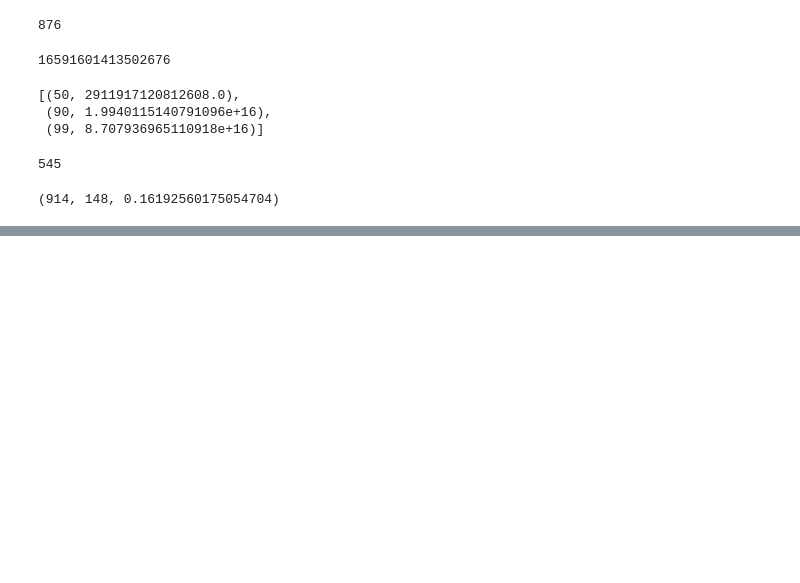
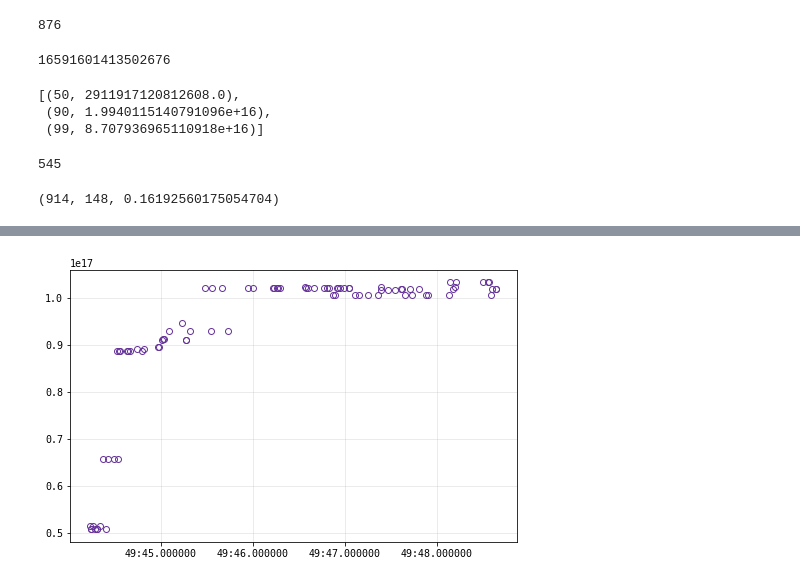
Before and after one commit to michaelneuder/relay-data, a Jupyter notebook: cancel/cancellations.ipynb, the cells around one changed output, grey strips where cells are left out. Drawn from its saved outputs; the diff is of its cells as text; code cells hidden in the pictures; blank space fills up the shorter version.

Commit message:
redis debugging and cancellations

```diff
--- a/cancel/cancellations.ipynb
+++ b/cancel/cancellations.ipynb
@@ -594,0 +666,4 @@ len(slots), len(cancelSlots), len(cancelSlots) / len(slots)
+# %%
+subs = jnd[jnd['slot']==6251646]
+winner = subs[subs['winhash']==subs['subhash']]
+winnerTs = winner['eligible_at'].max()
@@ -594,0 +675,3 @@ len(slots), len(cancelSlots), len(cancelSlots) / len(slots)
+# %%
+winnerPk = winner['subpk'].values[0]
+winnerPk
@@ -594,0 +684,8 @@ len(slots), len(cancelSlots), len(cancelSlots) / len(slots)
+# %%
+subs = subs[subs['subpk']==winnerPk]
+
+cancelAttempts = subs[
+    (subs['subvalue'] < winnerVal) &
+    (subs['eligible_at'] > winnerTs) &
+    (subs['eligible_at'] < subs['boundary'])
+]
@@ -594,0 +697,19 @@ len(slots), len(cancelSlots), len(cancelSlots) / len(slots)
+# %%
+subs = subs[subs['subpk']==winnerPk]
+# %%
+f, ax = plt.subplots(figsize=(8,5))
+
+ax.plot(subs['eligible_at'], subs['subvalue'], color='rebeccapurple', marker='o', fillstyle='none',linestyle='none')
+
+
+# ax.plot(winner['eligible_at'], winner['winvalue'], marker='s', color='r', label='winning bid', linestyle='none')
+# ax.set_ylim(50028069672660323, 62028069672660323)
+# ax.set_xlim('2023-04-18 14:00:11.', '2023-04-18 14:00:14.')
+# ax.set_xticks(['2023-04-18 14:00:11.', '2023-04-18 14:00:12.', '2023-04-18 14:00:13.', '2023-04-18 14:00:14.'])
+# ax.set_xticklabels(['t=10', 't=11', 't=12', 't=13'])
+
+# ax.set_title('slot 6250199 submissions and cancellations', size=15)
+# ax.legend(bbox_to_anchor=(1,0.7))
+plt.show()
+# %% [output]
+[figure, added]
```
Also changed, not shown: parts of 12 cells of this notebook, 2 other files.
